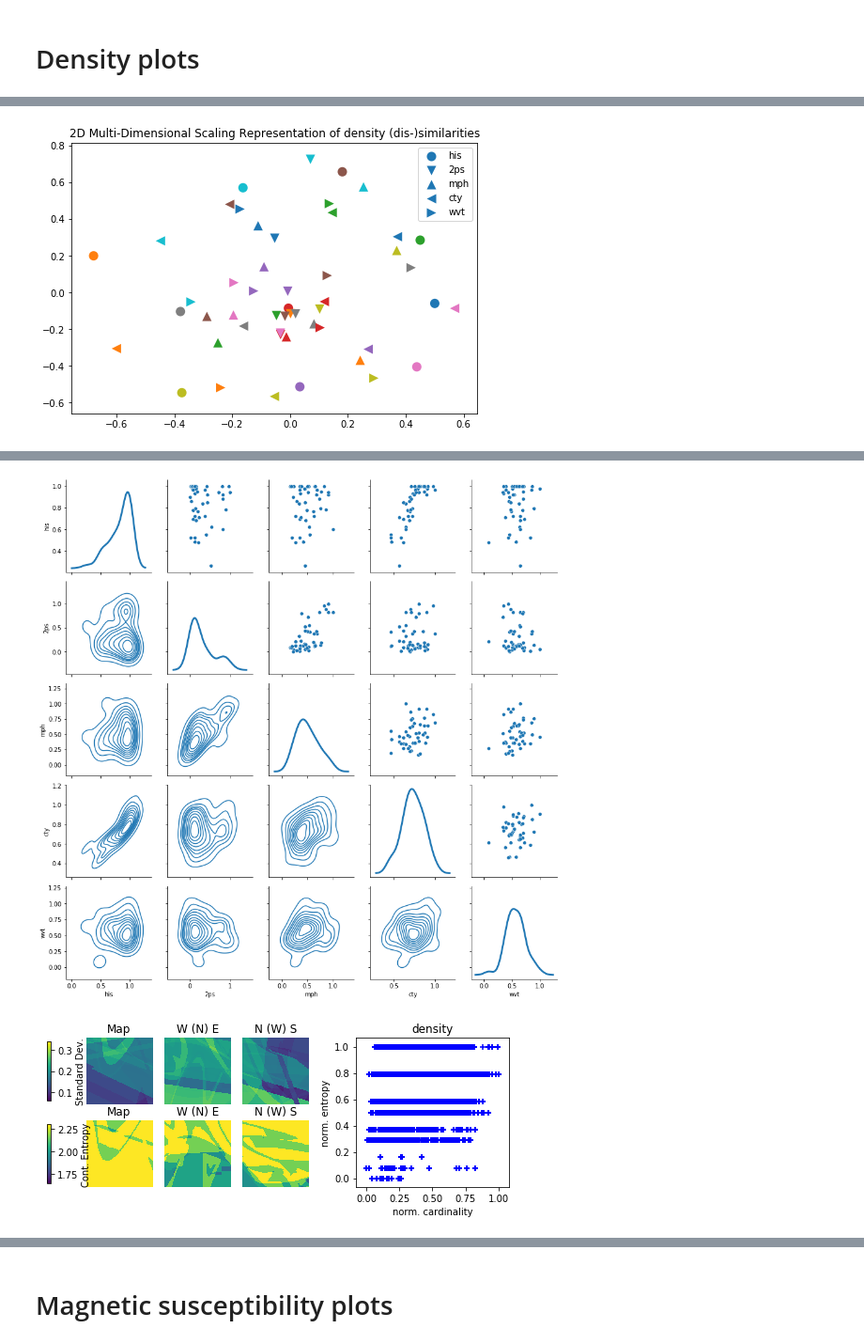
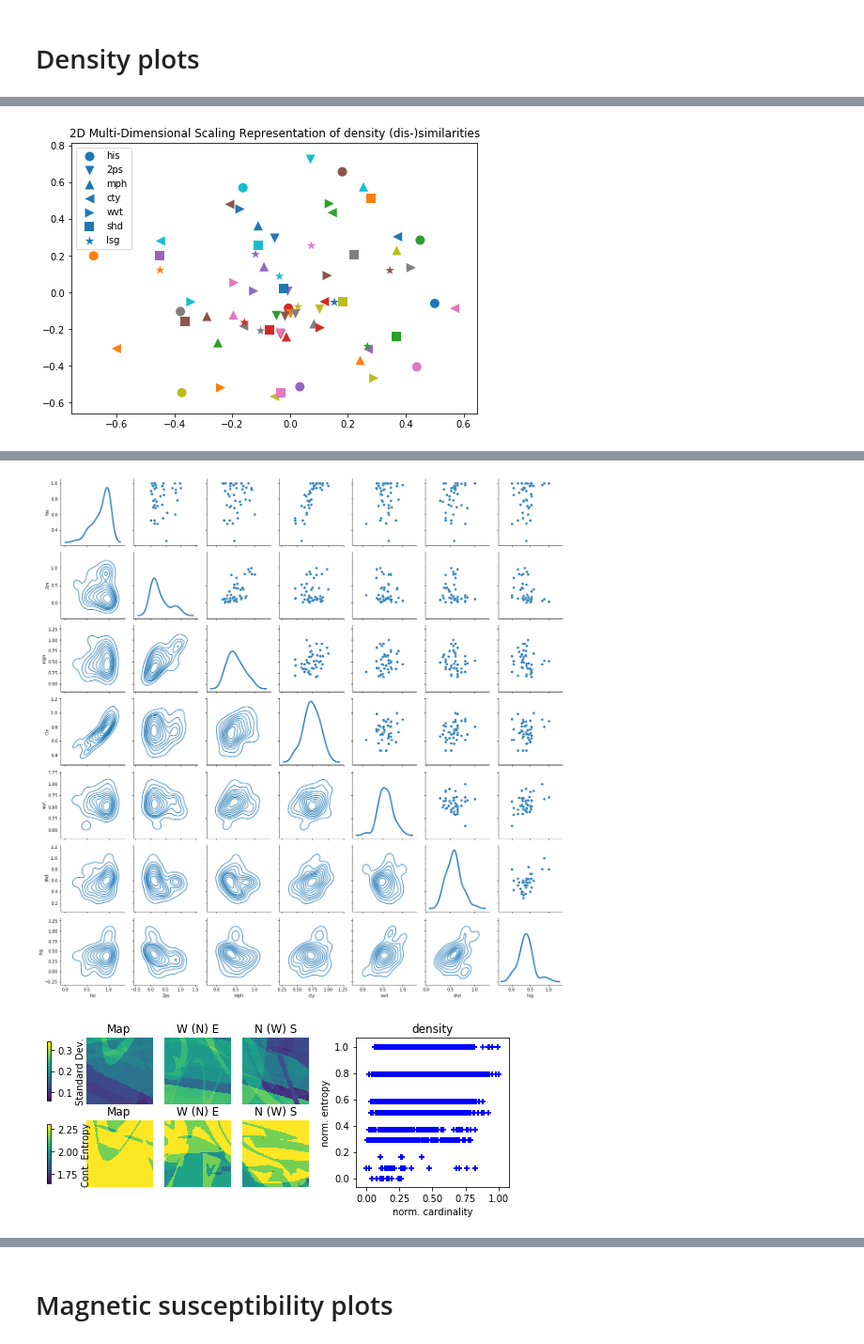
Before and after one commit to Loop3D/loopUI, a Jupyter notebook: nbk-all-indicators-comparison.ipynb, the cells around one changed output, grey strips where cells are left out. Shown at 94% size. Drawn from its saved outputs; the diff is of its cells as text; code cells hidden in the pictures.

```diff
--- a/nbk-all-indicators-comparison.ipynb
+++ b/nbk-all-indicators-comparison.ipynb
@@ -62,7 +70,12 @@ with open(pfn_cardinality, 'rb') as f:
 # %% [markdown]
 ## Define plotting functions
 # %%
-def plot_comparison_dissimilarities(dist_hist,dist_2ps,dist_mph,dist_wvt,dist_cty,title_spec):
+from sklearn import manifold
+import pandas as pd
+import seaborn as sns
+from mpl_toolkits.axes_grid1.inset_locator import inset_axes
+
+def plot_comparison_dissimilarities(dist_hist,dist_2ps,dist_mph,dist_wvt,dist_cty,dist_tpl_shd,dist_tpl_lsgd,title_spec):
     nsamples = dist_hist.shape[0]
 
     mds = manifold.MDS(n_components=2, max_iter=3000, eps=1e-9, random_state=myseed,
@@ -72,6 +85,8 @@ def plot_comparison_dissimilarities(dist_hist,dist_2ps,dist_mph,dist_wvt,dist_ct
     mdspos_2ps = mds.fit(dist_2ps).embedding_
     mdspos_cty = mds.fit(dist_cty).embedding_
     mdspos_wvt = mds.fit(dist_wvt).embedding_
+    mdspos_shd = mds.fit(dist_tpl_shd).embedding_
+    mdspos_lsg = mds.fit(dist_tpl_lsgd).embedding_
 
     # MDS plot
     plt.figure()
@@ -82,13 +97,16 @@ def plot_comparison_dissimilarities(dist_hist,dist_2ps,dist_mph,dist_wvt,dist_ct
     plt.scatter(mdspos_mph[:, 0], mdspos_mph[:, 1], c=np.arange(nsamples),cmap='tab10', s=s, lw=0, label='mph', marker='^')
     plt.scatter(mdspos_cty[:, 0], mdspos_cty[:, 1], c=np.arange(nsamples),cmap='tab10', s=s, lw=0, label='cty', marker='<')
     plt.scatter(mdspos_wvt[:, 0], mdspos_wvt[:, 1], c=np.arange(nsamples),cmap='tab10', s=s, lw=0, label='wvt', marker='>')
+    plt.scatter(mdspos_shd[:, 0], mdspos_shd[:, 1], c=np.arange(nsamples),cmap='tab10', s=s, lw=0, label='shd', marker='s')
+    plt.scatter(mdspos_lsg[:, 0], mdspos_lsg[:, 1], c=np.arange(nsamples),cmap='tab10', s=s, lw=0, label='lsg', marker='*')
     plt.legend(scatterpoints=1, loc='best', shadow=False)
     ax.set_title('2D Multi-Dimensional Scaling Representation of '+ title_spec +' (dis-)similarities')
     plt.show()
 
     # SNS plot
     ix=np.tril_indices(nsamples,k=-1)
-    df= pd.DataFrame({'his':dist_hist[ix], '2ps':dist_2ps[ix], 'mph':dist_mph[ix], 'cty':dist_cty[ix], 'wvt':dist_wvt[ix]})
+    df= pd.DataFrame({'his':dist_hist[ix], '2ps':dist_2ps[ix], 'mph':dist_mph[ix], 'cty':dist_cty[ix], 'wvt':dist_wvt[ix],
+                      'shd':dist_tpl_shd[ix], 'lsg':dist_tpl_lsgd[ix]})
     g = sns.PairGrid(df)
     g.map_upper(sns.scatterplot)
     g.map_lower(sns.kdeplot)
@@ -280,8 +304,10 @@ dist_mph = dist_mph_rho/np.amax(dist_mph_rho)
 dist_2ps = dist_2ps_rho/np.amax(dist_2ps_rho)
 dist_cty = dist_cty_rho/np.amax(dist_cty_rho)
 dist_wvt = dist_wvt_rho/np.amax(dist_wvt_rho)
+dist_tpl_shd = dist_tpl_shd_rho/np.amax(dist_tpl_shd_rho)
+dist_tpl_lsgd = dist_tpl_lsgd_rho/np.amax(dist_tpl_lsgd_rho)
 title_spec = 'density'
-plot_comparison_dissimilarities(dist_hist,dist_2ps,dist_mph,dist_cty,dist_wvt,title_spec)
+plot_comparison_dissimilarities(dist_hist,dist_2ps,dist_mph,dist_cty,dist_wvt,dist_tpl_shd,dist_tpl_lsgd,title_spec)
 print((datetime.now()).strftime('%d-%b-%Y (%H:%M:%S)')+" - "+"DENSITY DISSIMILARITY COMPARISON END")
 
 print((datetime.now()).strftime('%d-%b-%Y (%H:%M:%S)')+" - "+"DENSITY UNCERTAINTY VOXETS COMPARISON START")
@@ -296 +322 @@ print((datetime.now()).strftime('%d-%b-%Y (%H:%M:%S)')+" - "+"DENSITY UNCERTAINT
-[figure, old version]
+[figure, new version]
@@ -299,2 +325,2 @@ print((datetime.now()).strftime('%d-%b-%Y (%H:%M:%S)')+" - "+"DENSITY UNCERTAINT
-[figure, old version]
+[figure, new version]
 [figure]
```
Also changed, not shown: parts of 7 cells of this notebook, 4 other files.
